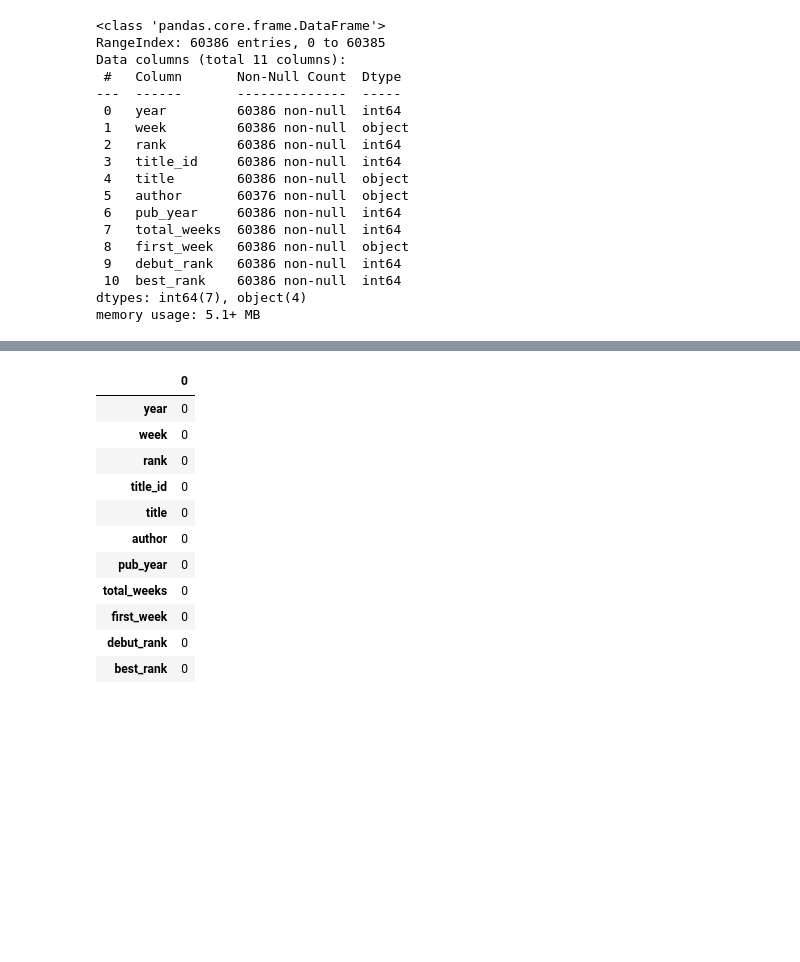
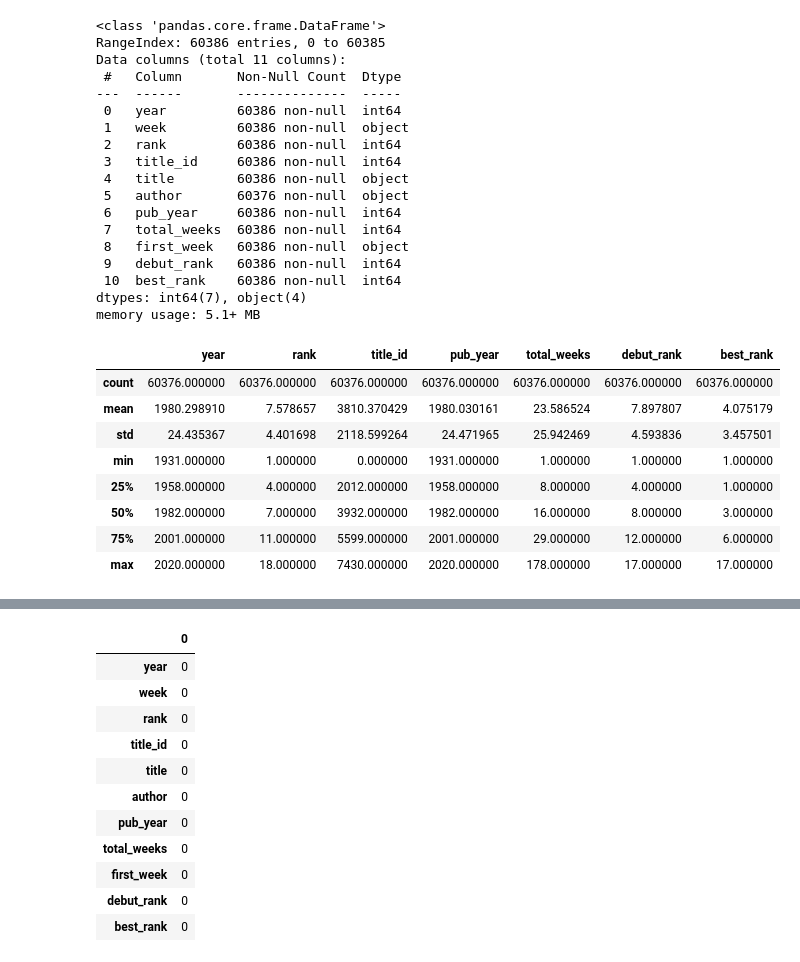
Before and after one commit to mnguyen175/DRSP-2026-Maryan-Nguyen-, a Jupyter notebook: DRSP_Final_Project_2026_Maryan_Nguyen.ipynb, the cells around one changed output, grey strips where cells are left out. Cells and saved outputs as stored; diff of their text form; code cells hidden in the pictures; blank space fills up the shorter version.

```diff
--- a/DRSP_Final_Project_2026_Maryan_Nguyen.ipynb
+++ b/DRSP_Final_Project_2026_Maryan_Nguyen.ipynb
@@ -42,3 +57,15 @@ Data columns (total 11 columns):
  10  best_rank    60386 non-null  int64
 dtypes: int64(7), object(4)
 memory usage: 5.1+ MB
+# %%
+df.describe()
+# %% [output]
+|  | year | rank | title_id | pub_year | total_weeks | debut_rank | best_rank |
+| count | 60376.000000 | 60376.000000 | 60376.000000 | 60376.000000 | 60376.000000 | 60376.000000 | 60376.000000 |
+| mean | 1980.298910 | 7.578657 | 3810.370429 | 1980.030161 | 23.586524 | 7.897807 | 4.075179 |
+| std | 24.435367 | 4.401698 | 2118.599264 | 24.471965 | 25.942469 | 4.593836 | 3.457501 |
+| min | 1931.000000 | 1.000000 | 0.000000 | 1931.000000 | 1.000000 | 1.000000 | 1.000000 |
+| 25% | 1958.000000 | 4.000000 | 2012.000000 | 1958.000000 | 8.000000 | 4.000000 | 1.000000 |
+| 50% | 1982.000000 | 7.000000 | 3932.000000 | 1982.000000 | 16.000000 | 8.000000 | 3.000000 |
+| 75% | 2001.000000 | 11.000000 | 5599.000000 | 2001.000000 | 29.000000 | 12.000000 | 6.000000 |
+| max | 2020.000000 | 18.000000 | 7430.000000 | 2020.000000 | 178.000000 | 17.000000 | 17.000000 |
```
Also changed, not shown: parts of 6 cells of this notebook.
